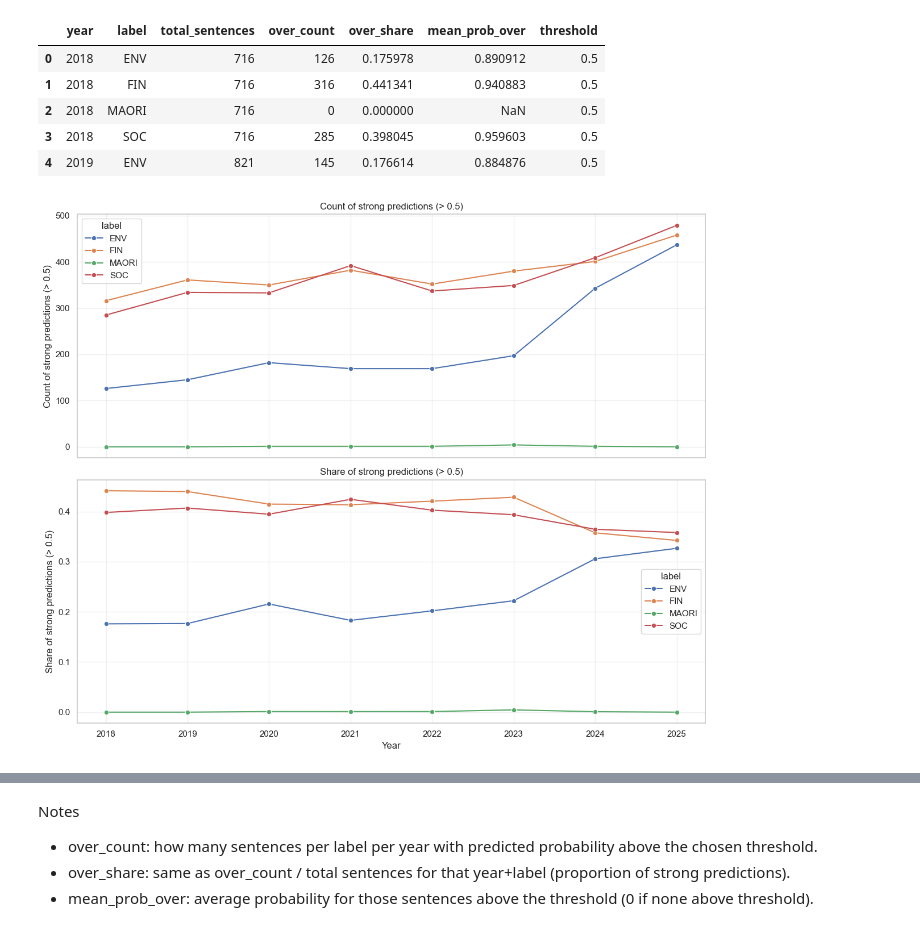
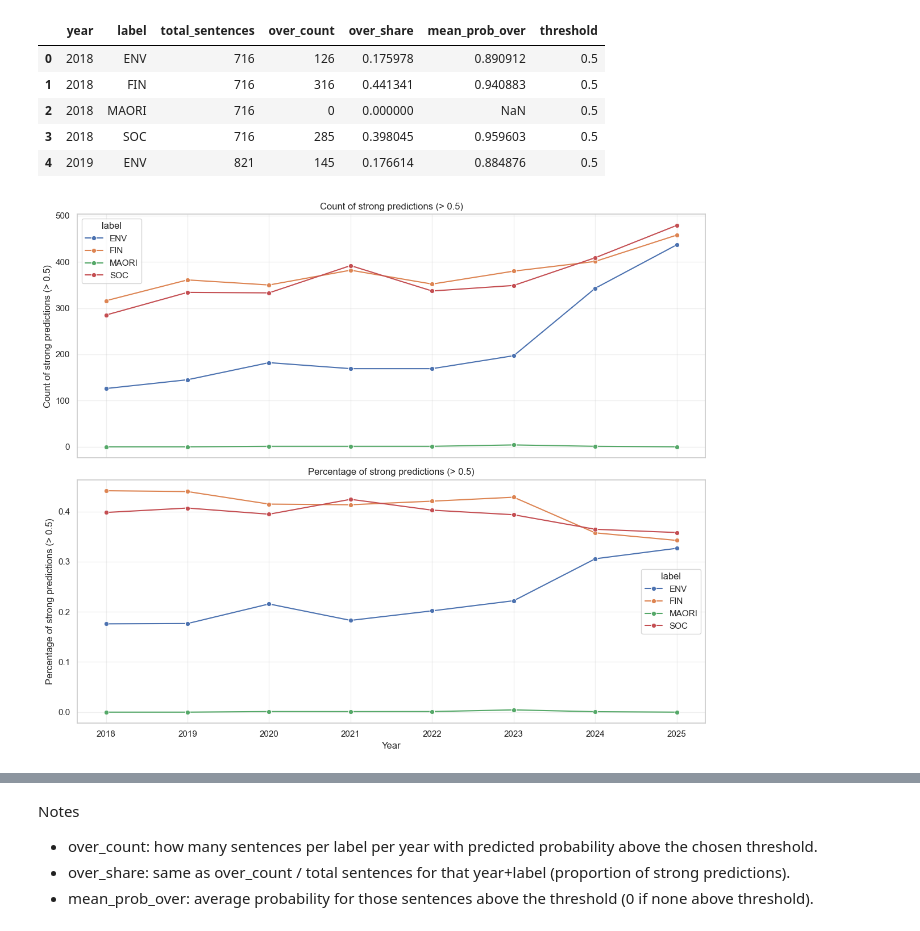
Before and after one commit to Jinkyx7/bert-result-visualisation, a Jupyter notebook: probability_visualisation_BGP.ipynb, the cells around one changed output, grey strips where cells are left out. Saved outputs shown, nothing was run; the diff lists cells and outputs as text; code cells hidden in the pictures.

Commit message:
udpate graph naming

```diff
--- a/probability_visualisation_BGP.ipynb
+++ b/probability_visualisation_BGP.ipynb
@@ -111,21 +111,21 @@ summaries[0.5].head()
 # %%
 # Combined view for threshold > 0.5 (counts, shares)
 fig, axes = plt.subplots(2, 1, figsize=(12, 10), sharex=True)
 plot_map = [
     ("over_count", "Count of strong predictions (> 0.5)"),
-    ("over_share", "Share of strong predictions (> 0.5)")
+    ("over_share", "Percentage of strong predictions (> 0.5)")
 ]
 summary = summaries[0.5]
 for ax, (ycol, title) in zip(axes, plot_map):
     sns.lineplot(data=summary, x="year", y=ycol, hue="label", marker="o", ax=ax)
     ax.set_title(title)
     ax.set_ylabel(title)
     ax.grid(True, alpha=0.3)
 axes[-1].set_xlabel("Year")
 plt.tight_layout()
 plt.show()
 # %% [output]
-[figure, old version]
+[figure, new version]
 # %%
 # Combined view for threshold > 0.75
 fig, axes = plt.subplots(2, 1, figsize=(12, 10), sharex=True)
```
Also changed, not shown: parts of 2 cells of this notebook, 2 other files.
